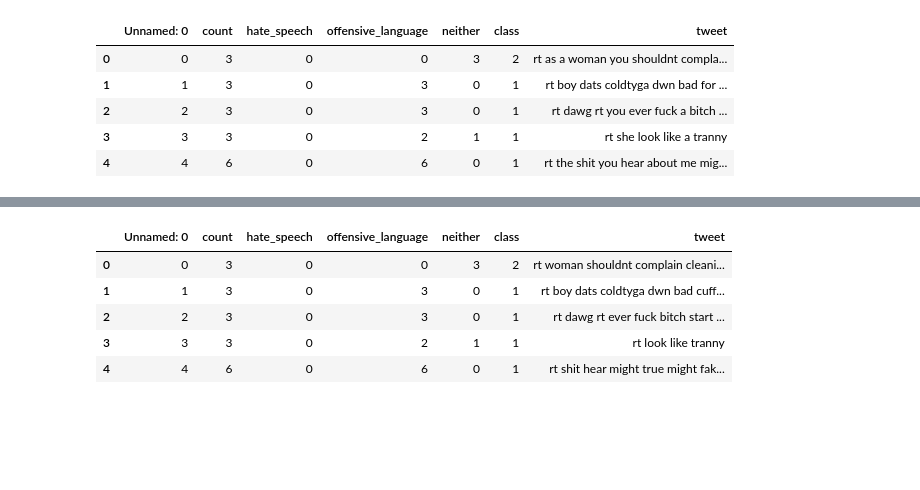
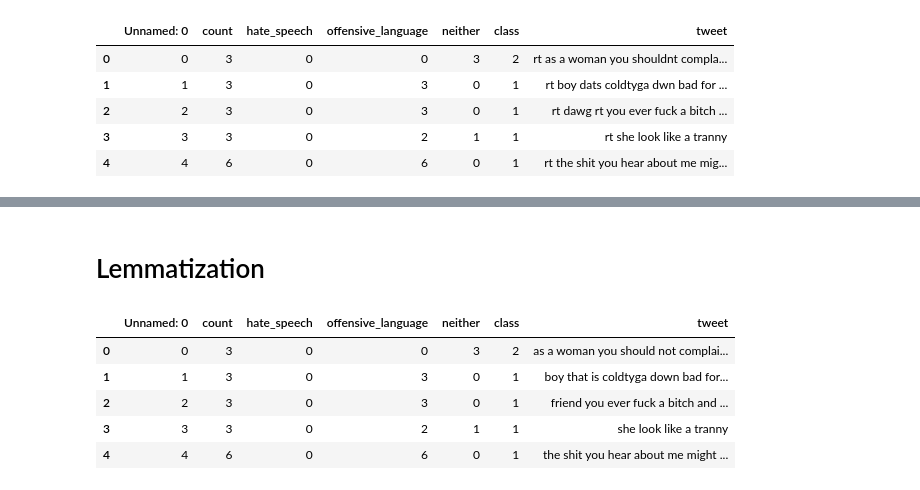
Before and after one commit to spring-board-b2-hate-speech/group-1, a Jupyter notebook: Data_Preprocessing/data_cleaning_final.ipynb, the cells around one changed output, grey strips where cells are left out. Cells and saved outputs as stored; diff of their text form; code cells hidden in the pictures; blank space fills up the shorter version.

```diff
--- a/Data_Preprocessing/data_cleaning_final.ipynb
+++ b/Data_Preprocessing/data_cleaning_final.ipynb
@@ -33,3 +376,2 @@ True
 # %%
-df = pd.read_csv("C:/Users/chish/Desktop/Infosys/labeled_data.csv")
-df.head()
+df=pd.read_csv('labeled_data.csv')
@@ -85,9 +417,0 @@ df.head()
-# %%
-# Function to remove contractions
-def remove_cons(tweet):
-    tweet =contractions.fix(tweet)
-    return tweet
-
-# Apply the function to the DataFrame
-df['tweet'] = df['tweet'].apply(remove_usernames)
-df.head()
@@ -140,0 +464,11 @@ df.head()
+# %%
+
+def replace_words(tweet, abbreviations_dict):
+    # Create a regex pattern from the keys of the dictionary
+    pattern = re.compile(r'\b(' + '|'.join(re.escape(key) for key in abbreviations_dict.keys()) + r')\b')
+    # Replace matched words with their corresponding values
+    return pattern.sub(lambda x: abbreviations_dict[x.group()], tweet)
+
+# Apply the function to your DataFrame
+df['tweet'] = df['tweet'].apply(lambda x: replace_words(x.lower(), abbreviations_dict))
+df.head()
@@ -141,34 +484,35 @@ df.head()
+# %% [markdown]
+# Lemmatization
 # %%
 def remove_stopwords(text):
-    stop_words = stopwords.words('english')
-
+ #   stop_words = stopwords.words('english')
     imp_words = []
 
     # Storing the important words
     for word in str(text).split():
 
-        if word not in stop_words:
+        #if word not in stop_words:
 
-            # Let's Lemmatize the word as well
-            # before appending to the imp_words list.
+        # Let's Lemmatize the word as well
+        # before appending to the imp_words list.
 
-            lemmatizer = WordNetLemmatizer()
-            lemmatizer.lemmatize(word)
+        lemmatizer = WordNetLemmatizer()
+        lemmatizer.lemmatize(word)
 
-            imp_words.append(word)
+        imp_words.append(word)
 
     output = " ".join(imp_words)
 
     return output
 
 
 df['tweet'] = df['tweet'].apply(lambda text: remove_stopwords(text))
 df.head()
 # %% [output]
 |  | Unnamed: 0 | count | hate_speech | offensive_language | neither | class | tweet |
-| 0 | 0 | 3 | 0 | 0 | 3 | 2 | rt woman shouldnt complain cleani... |
-| 1 | 1 | 3 | 0 | 3 | 0 | 1 | rt boy dats coldtyga dwn bad cuff... |
-| 2 | 2 | 3 | 0 | 3 | 0 | 1 | rt dawg rt ever fuck bitch start ... |
-| 3 | 3 | 3 | 0 | 2 | 1 | 1 | rt look like tranny |
-| 4 | 4 | 6 | 0 | 6 | 0 | 1 | rt shit hear might true might fak... |
+| 0 | 0 | 3 | 0 | 0 | 3 | 2 | as a woman you should not complai... |
+| 1 | 1 | 3 | 0 | 3 | 0 | 1 | boy that is coldtyga down bad for... |
+| 2 | 2 | 3 | 0 | 3 | 0 | 1 | friend you ever fuck a bitch and ... |
+| 3 | 3 | 3 | 0 | 2 | 1 | 1 | she look like a tranny |
+| 4 | 4 | 6 | 0 | 6 | 0 | 1 | the shit you hear about me might ... |
 # %%
```
Also changed, not shown: parts of 16 cells of this notebook.
